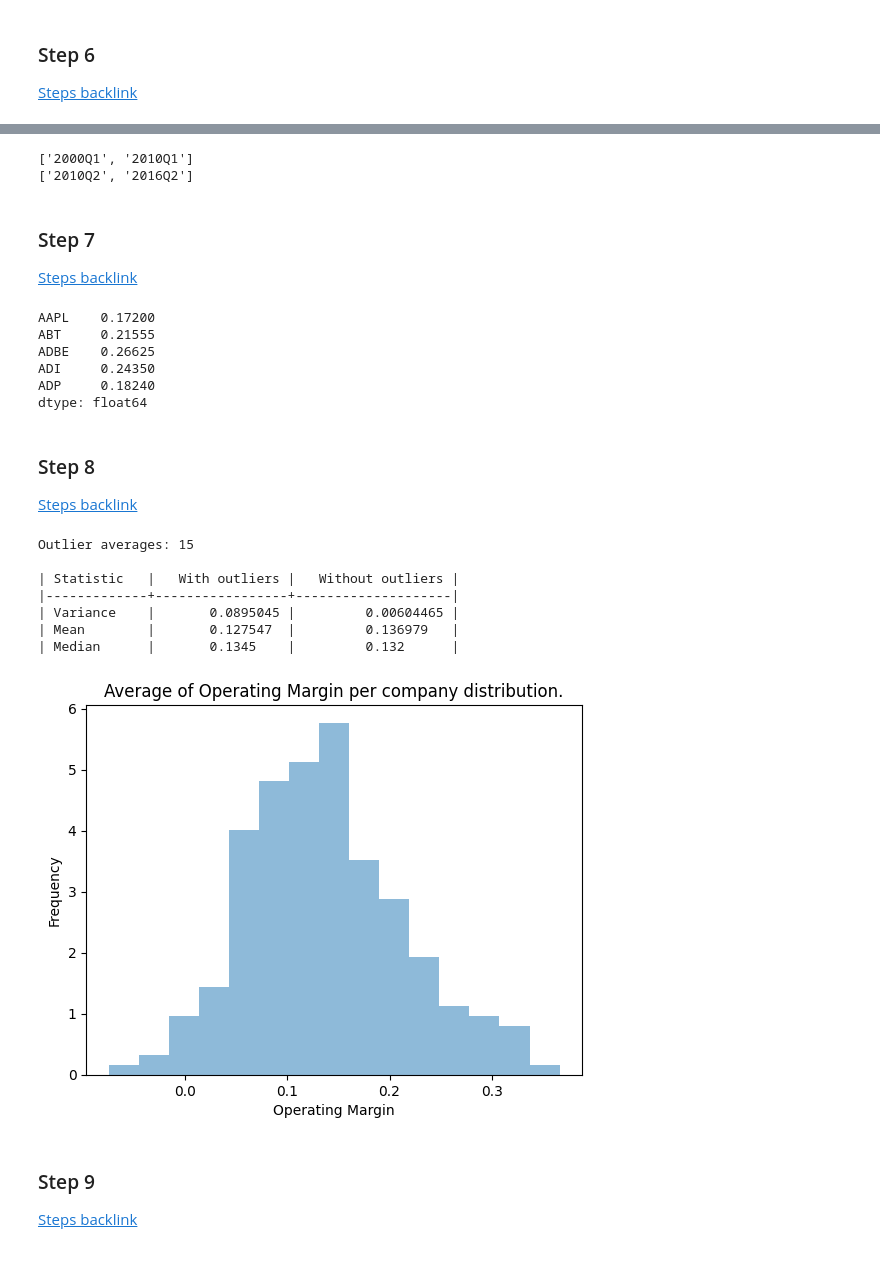
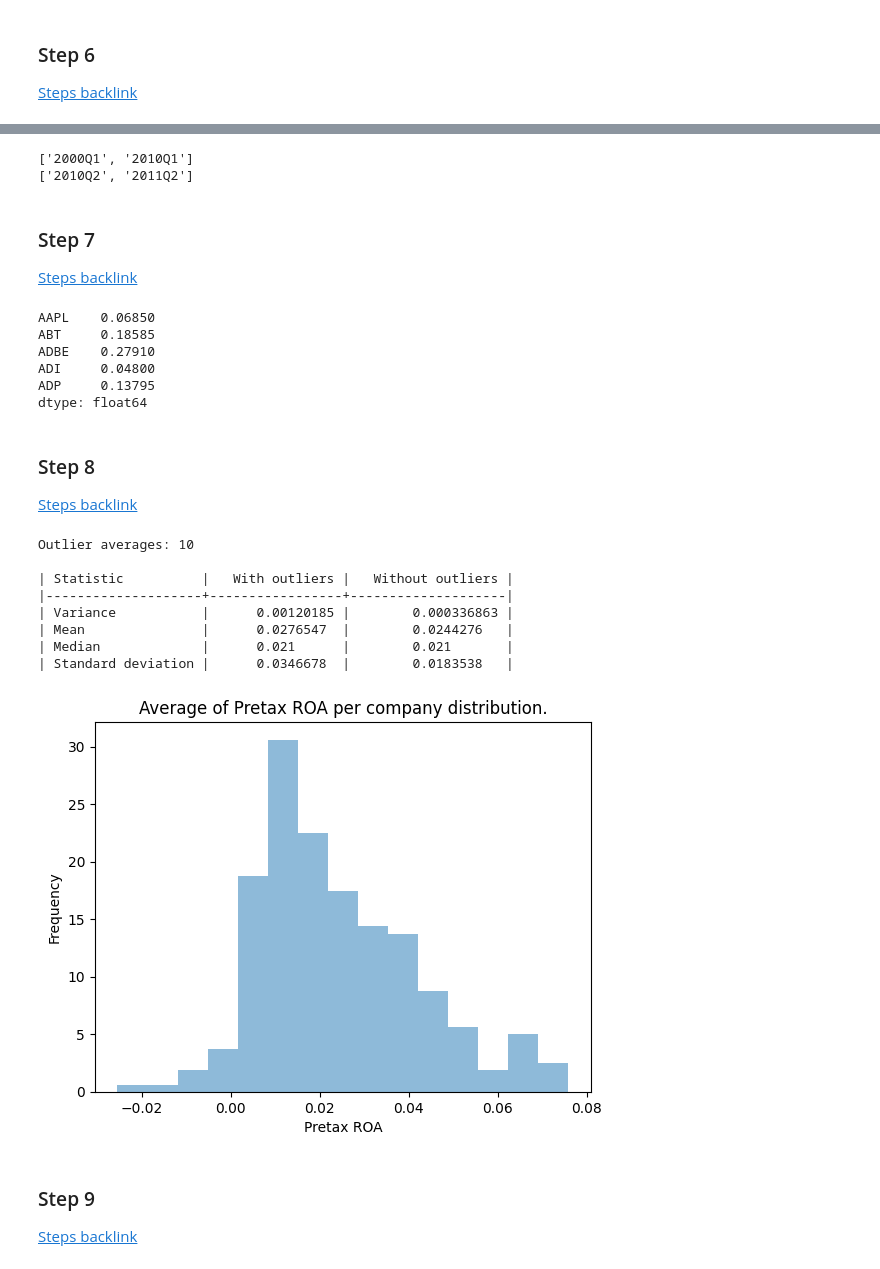
Before and after one commit to jamate16/Filters-Effect-In-Porfolios, a Jupyter notebook: notebooks/pivot_example.ipynb, the cells around one changed output, grey strips where cells are left out. Saved outputs shown, nothing was run; the diff lists cells and outputs as text; code cells hidden in the pictures.

```diff
--- a/notebooks/pivot_example.ipynb
+++ b/notebooks/pivot_example.ipynb
@@ -25,3 +31,9 @@
+# %%
+name_of_metric = "Pretax ROA" # Based on the keys for the file_style_configs_by_metric dict
+study_period_start = "2000Q1" # In YYYYqq format
+study_period_length = 40 # In quarters
+invest_period_length = 4 # In quarters
+quantile_criterion = 0.75 # Criterion to split companies into portfolios
 # %%
 import random
 
@@ -301,12 +314,15 @@ def create_study_invest_periods(start, study_quarters, investment_quarters):
 
     return [start, end_study], [start_invest, end_invest]
 
-study_period, invest_period = create_study_invest_periods("2000Q1", 40, 24)
+
+study_period, invest_period = create_study_invest_periods(study_period_start,
+                                                          study_period_length,
+                                                          invest_period_length)
 print(study_period)
 print(invest_period)
 # %% [output]
 ['2000Q1', '2010Q1']
-['2010Q2', '2016Q2']
+['2010Q2', '2011Q2']
 # %% [markdown]
 ### Step 7
 [Steps backlink](#steps)
@@ -314,11 +330,11 @@ print(invest_period)
 metric_averages = ROA_df.loc[study_period, :].mean(axis=0) # Only for study period
 metric_averages.head()
 # %% [output]
-AAPL    0.17200
-ABT     0.21555
-ADBE    0.26625
-ADI     0.24350
-ADP     0.18240
+AAPL    0.06850
+ABT     0.18585
+ADBE    0.27910
+ADI     0.04800
+ADP     0.13795
 dtype: float64
 # %% [markdown]
 ### Step 8
@@ -326,37 +342,39 @@ dtype: float64
 # %%
 
 # Remove outliers
 metric_averages_no_outliers, outliers = remove_outliers(metric_averages, 1.5)
 print("Outlier averages: {}\n".format(len(outliers)))
 # print(outliers)
 
 # Print statistics
 headers = [
     "Statistic", "With outliers", "Without outliers"
 ]
 data = [
     ["Variance", metric_averages.var(), metric_averages_no_outliers.var()],
     ["Mean", metric_averages.mean(), metric_averages_no_outliers.mean()],
-    ["Median", metric_averages.median(), metric_averages_no_outliers.median()]
+    ["Median", metric_averages.median(), metric_averages_no_outliers.median()],
+    ["Standard deviation", metric_averages.std(), metric_averages_no_outliers.std()]
 ]
 table = tabulate(data, headers=headers, tablefmt='orgtbl')
 print(table)
 
 # Histogram
 plt.hist(metric_averages_no_outliers, **hist_options)
 plt.title(f"Average of {name_of_metric} per company distribution.")
 plt.xlabel(f"{name_of_metric}")
 plt.ylabel("Frequency")
 plt.show()
 # %% [output]
-Outlier averages: 15
+Outlier averages: 10
 
-| Statistic   |   With outliers |   Without outliers |
-|-------------+-----------------+--------------------|
-| Variance    |       0.0895045 |         0.00604465 |
-| Mean        |       0.127547  |         0.136979   |
-| Median      |       0.1345    |         0.132      |
+| Statistic          |   With outliers |   Without outliers |
+|--------------------+-----------------+--------------------|
+| Variance           |      0.00120185 |        0.000336863 |
+| Mean               |      0.0276547  |        0.0244276   |
+| Median             |      0.021      |        0.021       |
+| Standard deviation |      0.0346678  |        0.0183538   |
-[figure, old version]
+[figure, new version]
 # %% [markdown]
 ### Step 9
 [Steps backlink](#steps)
```
Also changed, not shown: parts of 14 cells of this notebook.
